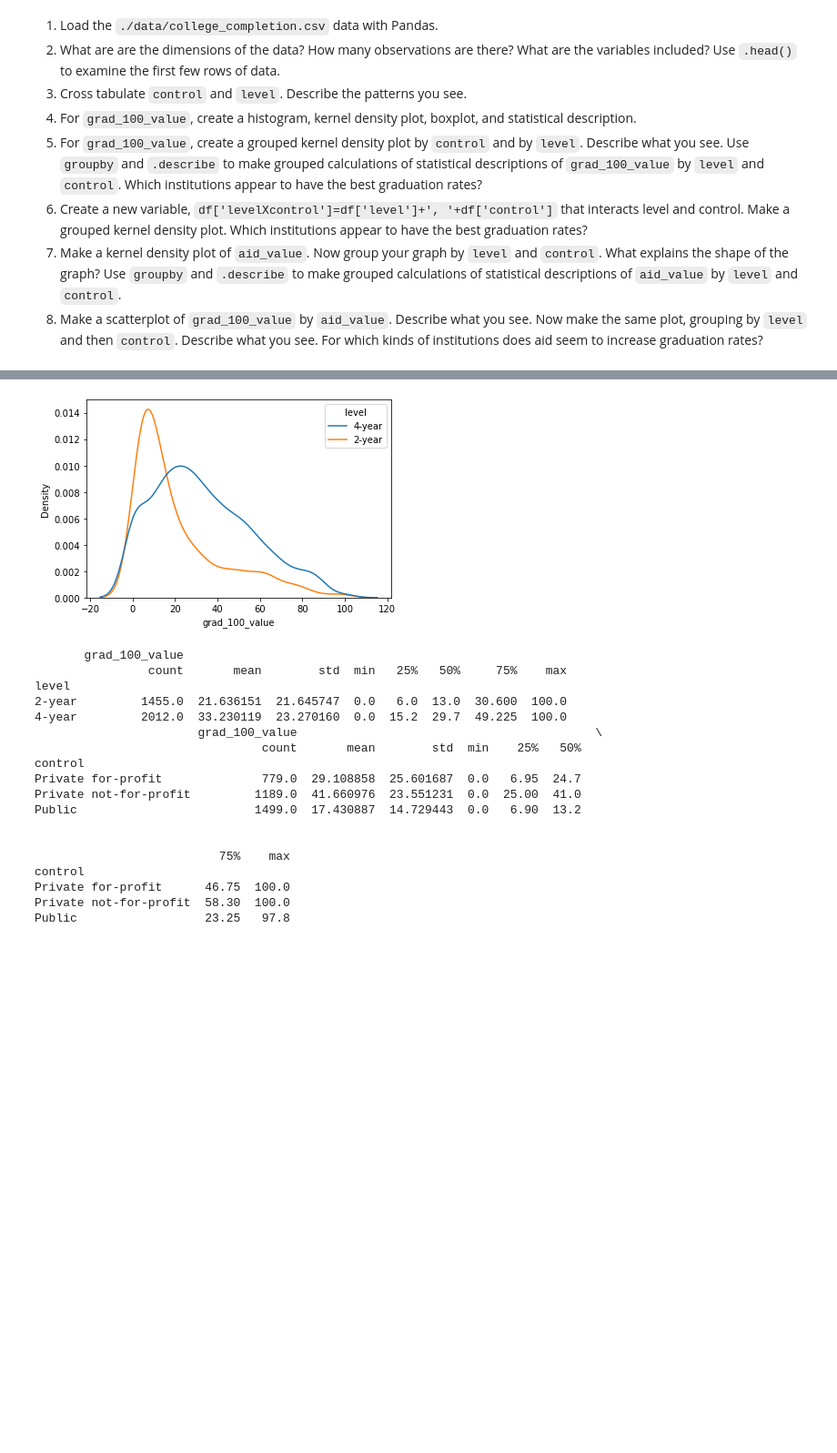
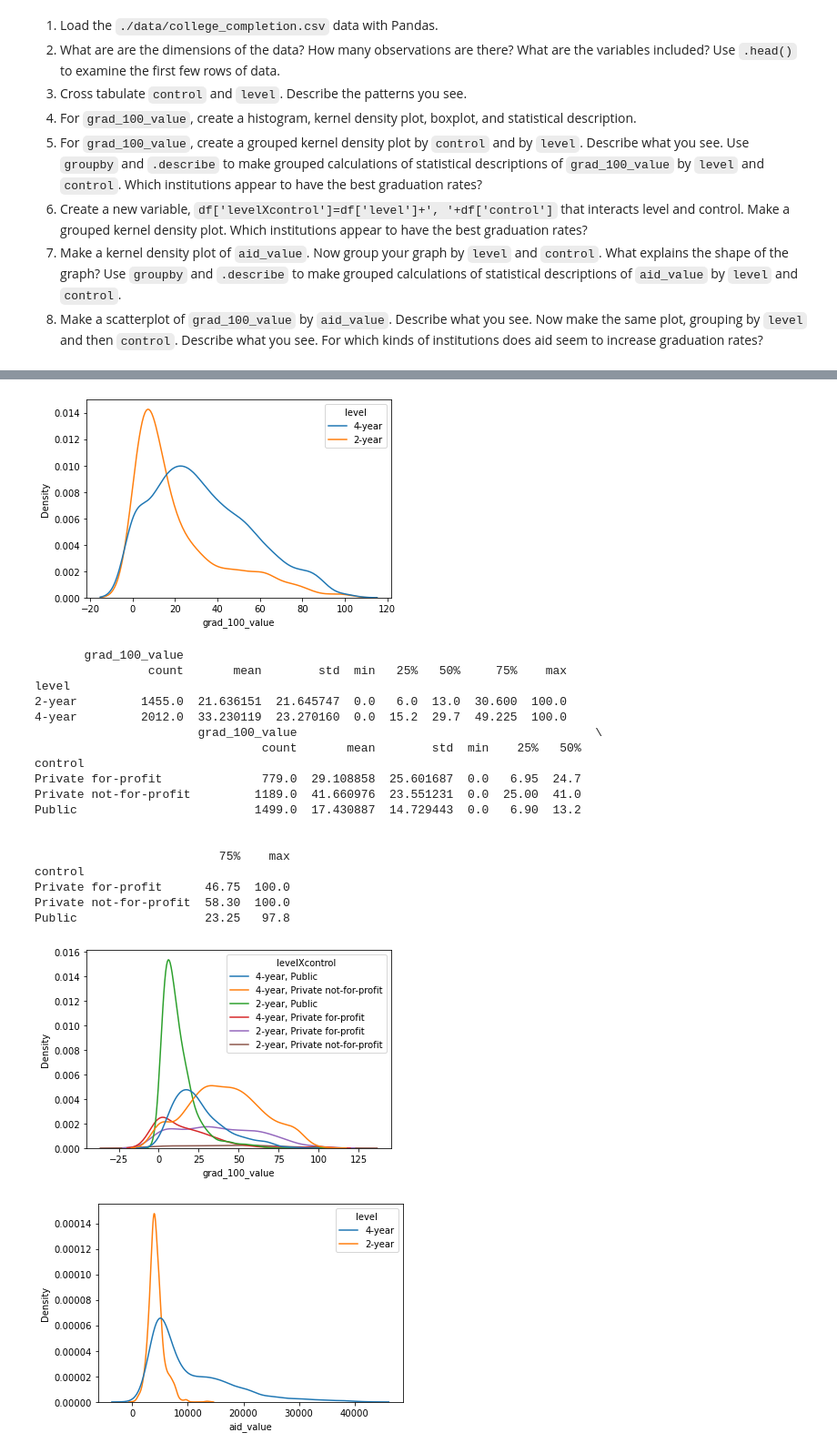
Before and after one commit to chc3fa/visualization, a Jupyter notebook: assignment/assignment.ipynb, the cells around one changed output, grey strips where cells are left out. Shown: that part at 91% size. Drawn from its saved outputs; the diff is of its cells as text; code cells hidden in the pictures; blank space fills up the shorter version.

```diff
--- a/assignment/assignment.ipynb
+++ b/assignment/assignment.ipynb
@@ -58,31 +58,64 @@ plt.show()
 print(df.loc[:,['grad_100_value','level']].groupby('level').describe()) #mean for 2-year: 21.636151,  4-year: 33.230119
 print(df.loc[:,['grad_100_value', 'control']].groupby('control').describe())  #mean for private for-profit: 29.108858, private non-profit: 41.660976, and public: 17.430887
 
 #The 4 year and private for-profit schools appear to have the best graduation rates.
 
 
-#6
+#6.
+df['levelXcontrol']=df['level']+', '+df['control']
+sns.kdeplot(data=df, x='grad_100_value', hue='levelXcontrol')
+plt.show()
+#based from thsi grouped kernel density plots, it appears that 2-year private for-profit, 2 year non-profit schools, and 4-year private non-profit have the best graduation rates.
+
+
+
+#7.
+sns.kdeplot(data=df, x='aid_value', hue='level')
+plt.show()
+sns.kdeplot(data=df, x='aid_value', hue='control')
+plt.show()
+
+#The shape of the graph is from 2-year schools, public schools, and private for-profit schools having a small range of values for how much aid they offer.
+# This small range of values of aid amount leads to dense area of aid value on graph where there is a high peak for these types of schools.
+
+print(df.loc[:,['aid_value', 'control']].groupby('control').describe())
+print(df.loc[:,['aid_value', 'level']].groupby('level').describe())
+
+
+sns.scatterplot(data=df, x='aid_value', y='grad_100_value')
+plt.show()
+
+sns.scatterplot(data=df, x='aid_value', y='grad_100_value', hue='level')
+plt.show()
+
+sns.scatterplot(data=df, x='aid_value', y='grad_100_value', hue='control')
+plt.show()
+
+#These plots show that 4-year schools that spend more on aid are able to increase their graduation rate.
+# It also shows that Private non-profit schools are able to increase their graduation rate greatly by spending more on aid.
 # %% [output]
 [figure]
 [figure]
 [figure]
 [figure]
 [figure]
        grad_100_value
                 count       mean        std  min   25%   50%     75%    max
 level
 2-year         1455.0  21.636151  21.645747  0.0   6.0  13.0  30.600  100.0
 4-year         2012.0  33.230119  23.270160  0.0  15.2  29.7  49.225  100.0
                        grad_100_value                                          \
                                 count       mean        std  min    25%   50%
 control
 Private for-profit              779.0  29.108858  25.601687  0.0   6.95  24.7
 Private not-for-profit         1189.0  41.660976  23.551231  0.0  25.00  41.0
 Public                         1499.0  17.430887  14.729443  0.0   6.90  13.2
 
 
                           75%    max
 control
 Private for-profit      46.75  100.0
 Private not-for-profit  58.30  100.0
 Public                  23.25   97.8
+[figure, added]
+[figure, added]
```
Also changed, not shown: parts of 2 cells of this notebook.
